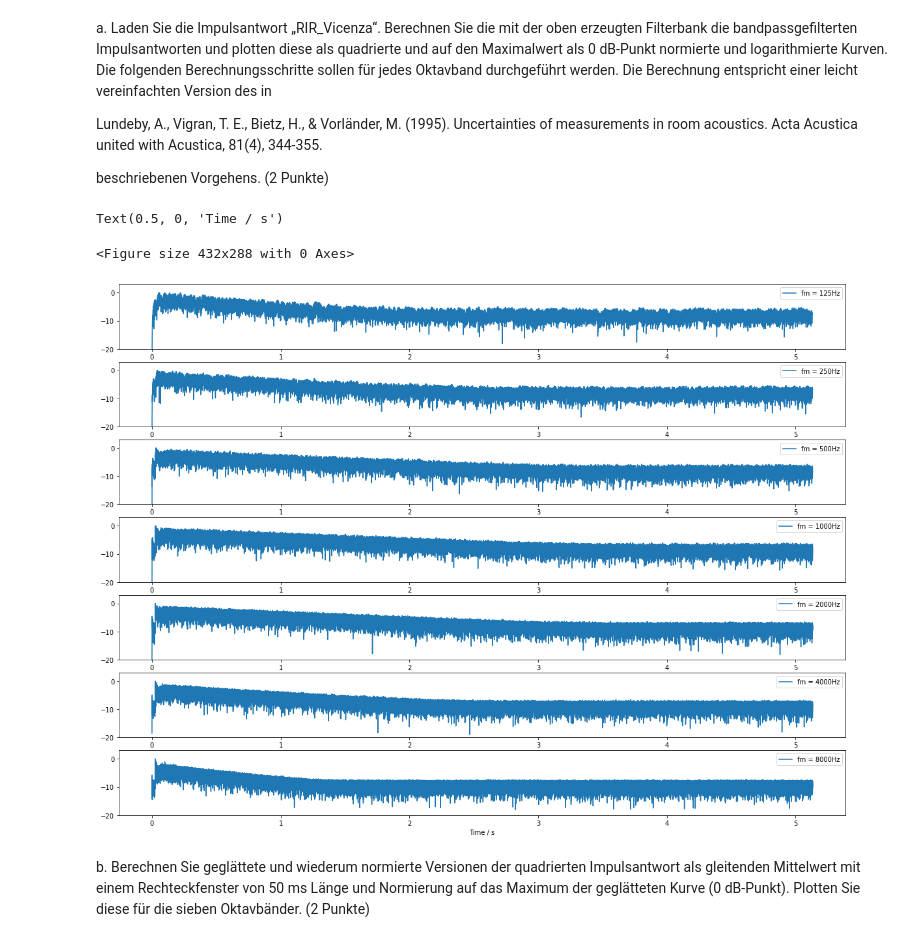
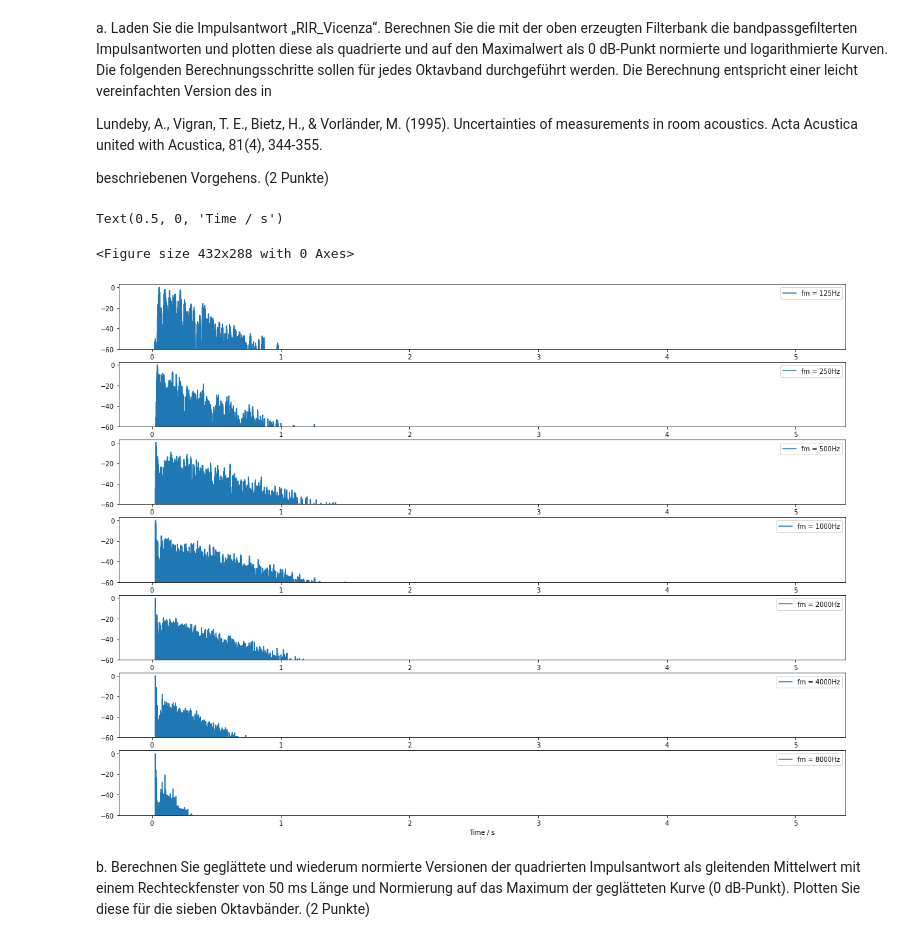
Before and after one commit to ChristianScheer97/Raumakustik_Hausaufgabe_-, a Jupyter notebook: Raumakustik_Hausaufgabe1.ipynb, the cells around one changed output. Drawn from its saved outputs; the diff is of its cells as text; code cells hidden in the pictures.

```diff
--- a/Raumakustik_Hausaufgabe1.ipynb
+++ b/Raumakustik_Hausaufgabe1.ipynb
@@ -79,39 +79,45 @@ beschriebenen Vorgehens. (2 Punkte)
 # Loesung Aufgabe 2a
 filters = []
 y = []
+fm = [125,250,500,1000,2000,4000,8000]
+borderfreqs = []
+for i in fm:
+    borderfreqs.append(i /np.sqrt(2))
+borderfreqs.append(8000*np.sqrt(2))
+dirac = pf.signals.impulse(len(pf.io.read_audio('audio/RIR_Vicenza.wav').time.T), sampling_rate=44100)
 for i in range(7):
-    filters.append(pf.dsp.filter.butterworth(None,10,[fms[i],fms[i+1]],'bandpass',44100))
+    filters.append(pf.dsp.filter.butterworth(None,10,[borderfreqs[i],borderfreqs[i+1]],'bandpass',sampling_rate=44100))
     y.append(filters[-1].process(dirac))
 
 
 fig = plt.figure()
 fig, ax = plt.subplots(7,1, figsize=(20,15))
 RIR = pf.io.read_audio('audio/RIR_Vicenza.wav')
 fs = RIR.sampling_rate
 RIR_list_log = []
 RIR_list_sq = []
 for i in range(len(filters)):
     RIR_filtered = filters[i].process(RIR)
     RIR_sq = RIR_filtered.time**2
     RIR_sq = RIR_sq.T[:,0]
-    RIR_sq_norm = RIR_sq/max(RIR_sq)
-    RIR_sq_norm_log = np.log10(RIR_sq_norm)
+    RIR_sq_norm = RIR_sq/np.max(RIR_sq)
+    RIR_sq_norm_log = 20 * np.log10(RIR_sq_norm)
     RIR_list_log.append(RIR_sq_norm_log)
     RIR_list_sq.append(RIR_sq)
     time = np.linspace(0,len(RIR_sq_norm_log)/fs,len(RIR_sq_norm_log))
     #fig.add_axes([0,1.2*i,5,1],pf.plot.time(RIR_filtered[i]), label=str(i))
     #fig.add_axes([0,1.2*i,5,1],plt.plot(RIR_sq_norm_log))
     plotlabel = 'fm = ' +str(125*(2**i))+'Hz'
     ax[i].plot(time, RIR_sq_norm_log, label = plotlabel)
-    ax[i].set_ylim(-20,3)
+    ax[i].set_ylim(-60,3)
     ax[i].legend()
 ax[6].set_xlabel('Time / s')
 
 #pf.plot.time(RIR_filtered[0])
 # %% [output]
 Text(0.5, 0, 'Time / s')
 <Figure size 432x288 with 0 Axes>
-[figure, old version]
+[figure, new version]
 # %% [markdown]
 b. Berechnen Sie geglättete und wiederum normierte Versionen der quadrierten Impulsantwort als gleitenden Mittelwert mit einem Rechteckfenster von 50 ms Länge und Normierung auf das Maximum der geglätteten Kurve (0 dB-Punkt). Plotten Sie diese für die sieben Oktavbänder. (2 Punkte)
 # %%
```
Also changed, not shown: parts of 2 cells of this notebook.
